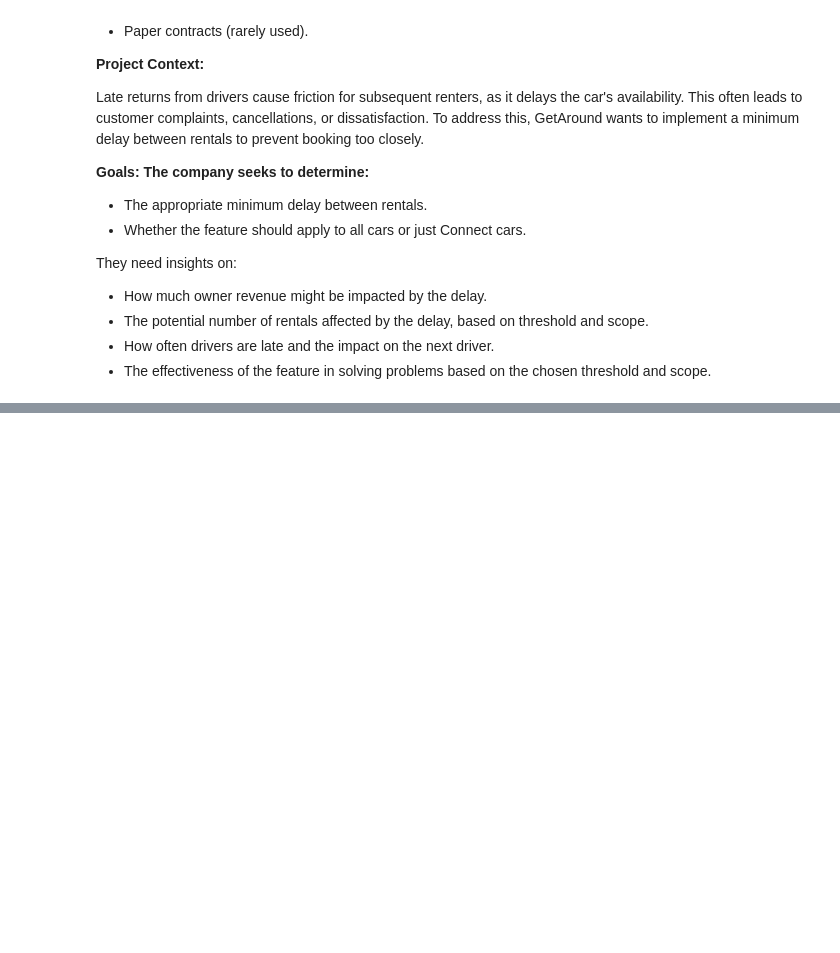
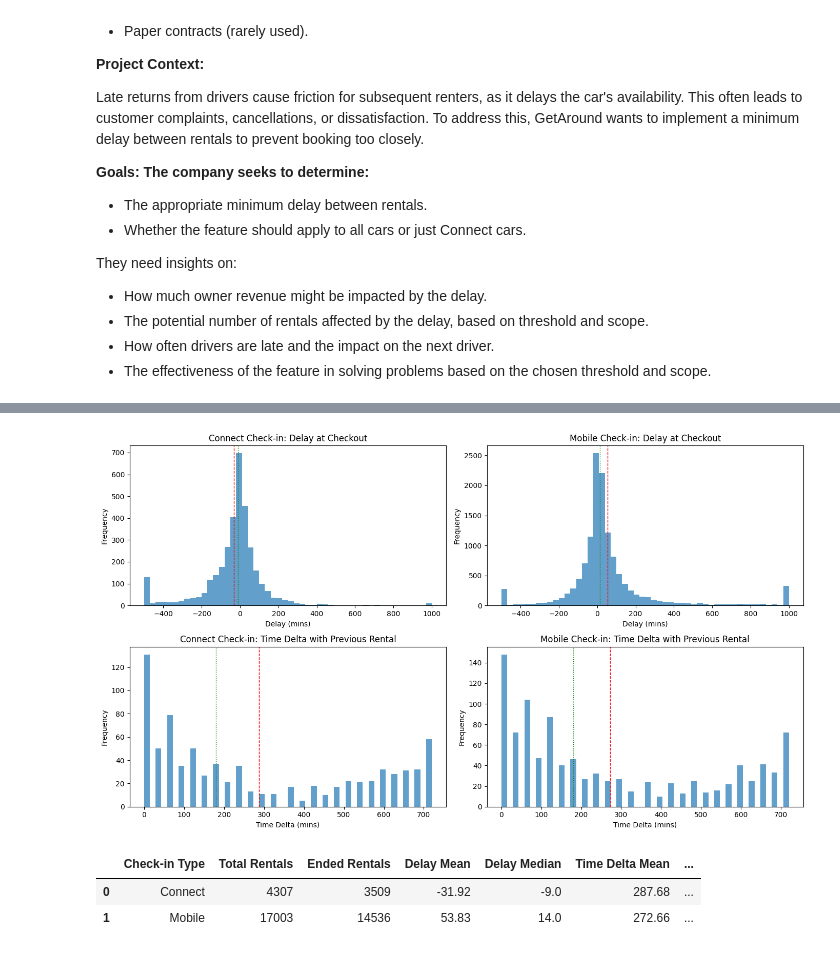
Before and after one commit to YnaPqt/deploiement-getaround, a Jupyter notebook: getaround_analysis.ipynb, the cells around one changed output, grey strips where cells are left out. Cells and saved outputs as stored; diff of their text form; code cells hidden in the pictures; blank space fills up the shorter version.

```diff
--- a/getaround_analysis.ipynb
+++ b/getaround_analysis.ipynb
@@ -57,3 +24,0 @@ import matplotlib.pyplot as plt
-# %%
-data = pd.read_excel('/content/get_around_delay_analysis.xlsx')
-data.head()
@@ -306,0 +218,63 @@ As the threshold increases, you can see a reduction in the number of affected re
+# %%
+# Define parameters for clipping
+delay_clip = (-500, 1000)
+delta_clip = (0, 1500)
+
+# Target check-in types
+checkin_labels = ['connect', 'mobile']
+label_map = {'connect': 'Connect', 'mobile': 'Mobile'}
+
+# Summary container
+checkin_types = {}
+summary_stats = []
+
+for checkin in checkin_labels:
+    subset = df[df['checkin_type'] == checkin]
+    label = label_map[checkin]
+
+    delay = subset['delay_at_checkout_in_minutes'].dropna().clip(*delay_clip)
+    delta = subset['time_delta_with_previous_rental_in_minutes'].dropna().clip(*delta_clip)
+
+    checkin_types[label] = {'delay': delay, 'delta': delta}
+
+    summary_stats.append({
+        'Check-in Type': label,
+        'Total Rentals': subset.shape[0],
+        'Ended Rentals': subset[subset['state'] == 'ended'].shape[0],
+        'Delay Mean': round(delay.mean(), 2),
+        'Delay Median': round(delay.median(), 2),
+        'Time Delta Mean': round(delta.mean(), 2),
+        'Time Delta Median': round(delta.median(), 2)
+    })
+
+# Plotting
+fig, axs = plt.subplots(2, 2, figsize=(14, 8))
+
+for idx, (label, data) in enumerate(checkin_types.items()):
+    # Delay histogram
+    axs[0, idx].hist(data['delay'], bins=50, alpha=0.7)
+    axs[0, idx].axvline(data['delay'].mean(), color='red', linestyle='dashed', linewidth=1)
+    axs[0, idx].axvline(data['delay'].median(), color='green', linestyle='dotted', linewidth=1)
+    axs[0, idx].set_title(f'{label} Check-in: Delay at Checkout')
+    axs[0, idx].set_xlabel('Delay (mins)')
+    axs[0, idx].set_ylabel('Frequency')
+
+    # Time delta histogram
+    axs[1, idx].hist(data['delta'], bins=50, alpha=0.7)
+    axs[1, idx].axvline(data['delta'].mean(), color='red', linestyle='dashed', linewidth=1)
+    axs[1, idx].axvline(data['delta'].median(), color='green', linestyle='dotted', linewidth=1)
+    axs[1, idx].set_title(f'{label} Check-in: Time Delta with Previous Rental')
+    axs[1, idx].set_xlabel('Time Delta (mins)')
+    axs[1, idx].set_ylabel('Frequency')
+
+plt.tight_layout()
+plt.show()
+
+# Create DataFrame from summary stats
+summary_df = pd.DataFrame(summary_stats)
+display(summary_df)
+# %% [output]
+[figure, added]
+|  | Check-in Type | Total Rentals | Ended Rentals | Delay Mean | Delay Median | Time Delta Mean | ... |
+| 0 | Connect | 4307 | 3509 | -31.92 | -9.0 | 287.68 | ... |
+| 1 | Mobile | 17003 | 14536 | 53.83 | 14.0 | 272.66 | ... |
```
Also changed, not shown: parts of 53 cells of this notebook.
